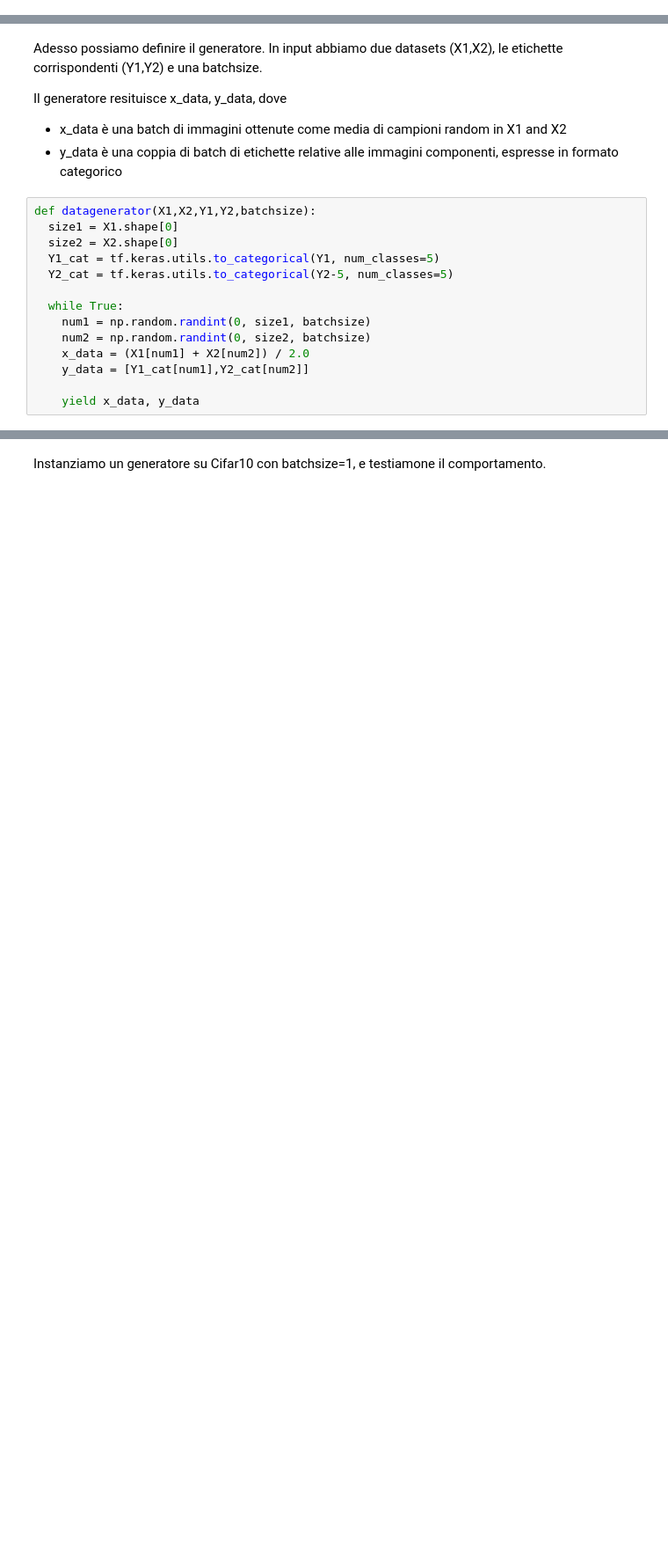
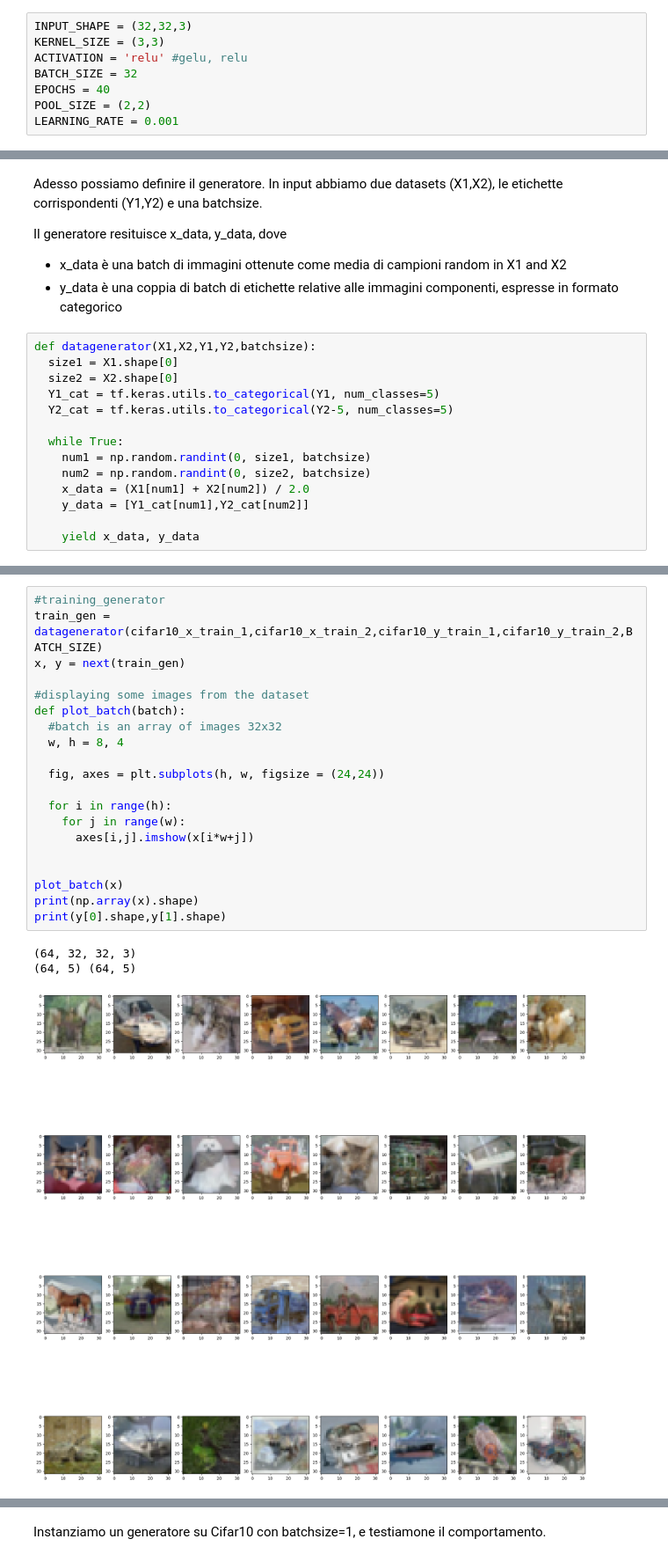
Before and after one commit to leonardo3130/project_AA, a Jupyter notebook: cifar_10_separation.ipynb, the cells around one changed output, grey strips where cells are left out. Shown: that part at 88% size. Cells and saved outputs as stored; diff of their text form; blank space fills up the shorter version.

```diff
--- a/cifar_10_separation.ipynb
+++ b/cifar_10_separation.ipynb
@@ -13,3 +15,11 @@ Nel seguito si fornisce un generatore dei dati e qualche esempio.
+# %%
+INPUT_SHAPE = (32,32,3)
+KERNEL_SIZE = (3,3)
+ACTIVATION = 'relu' #gelu, relu
+BATCH_SIZE = 32
+EPOCHS = 40
+POOL_SIZE = (2,2)
+LEARNING_RATE = 0.001
 # %% [markdown]
 #Preparazione dei dati
 # %%
@@ -74,0 +86,24 @@ def datagenerator(X1,X2,Y1,Y2,batchsize):
+# %%
+#training_generator
+train_gen = datagenerator(cifar10_x_train_1,cifar10_x_train_2,cifar10_y_train_1,cifar10_y_train_2,BATCH_SIZE)
+x, y = next(train_gen)
+
+#displaying some images from the dataset
+def plot_batch(batch):
+  #batch is an array of images 32x32
+  w, h = 8, 4
+
+  fig, axes = plt.subplots(h, w, figsize = (24,24))
+
+  for i in range(h):
+    for j in range(w):
+      axes[i,j].imshow(x[i*w+j])
+
+
+plot_batch(x)
+print(np.array(x).shape)
+print(y[0].shape,y[1].shape)
+# %% [output]
+(64, 32, 32, 3)
+(64, 5) (64, 5)
+[figure, added]
```
Also changed, not shown: parts of 9 cells of this notebook.
